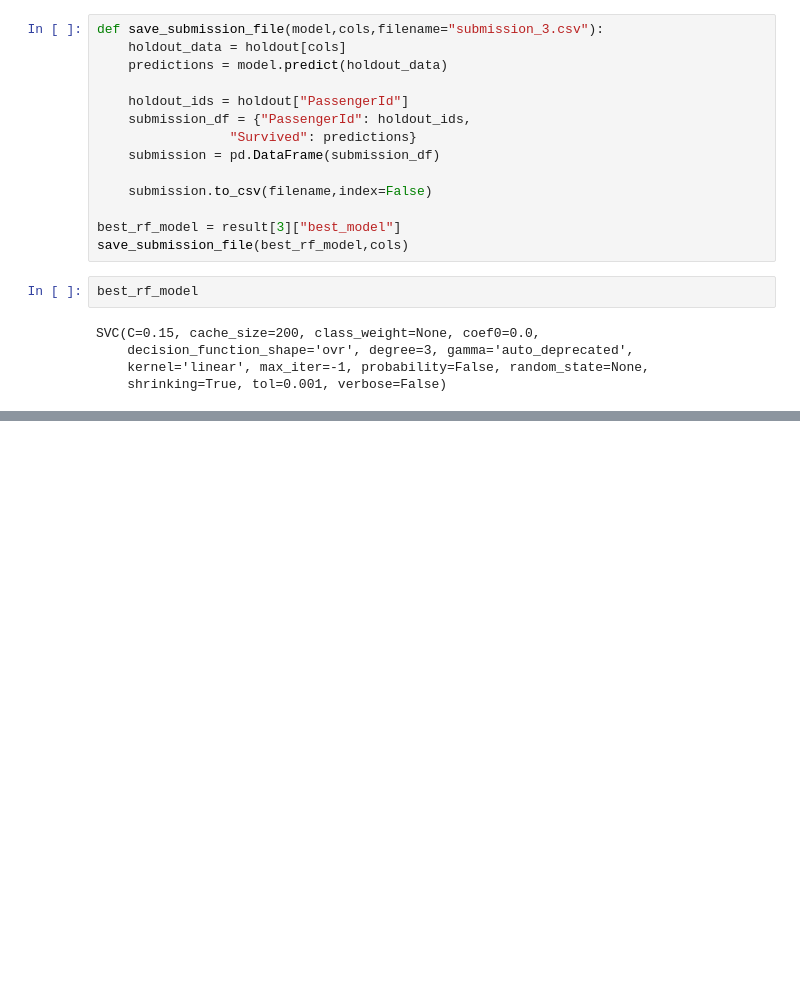
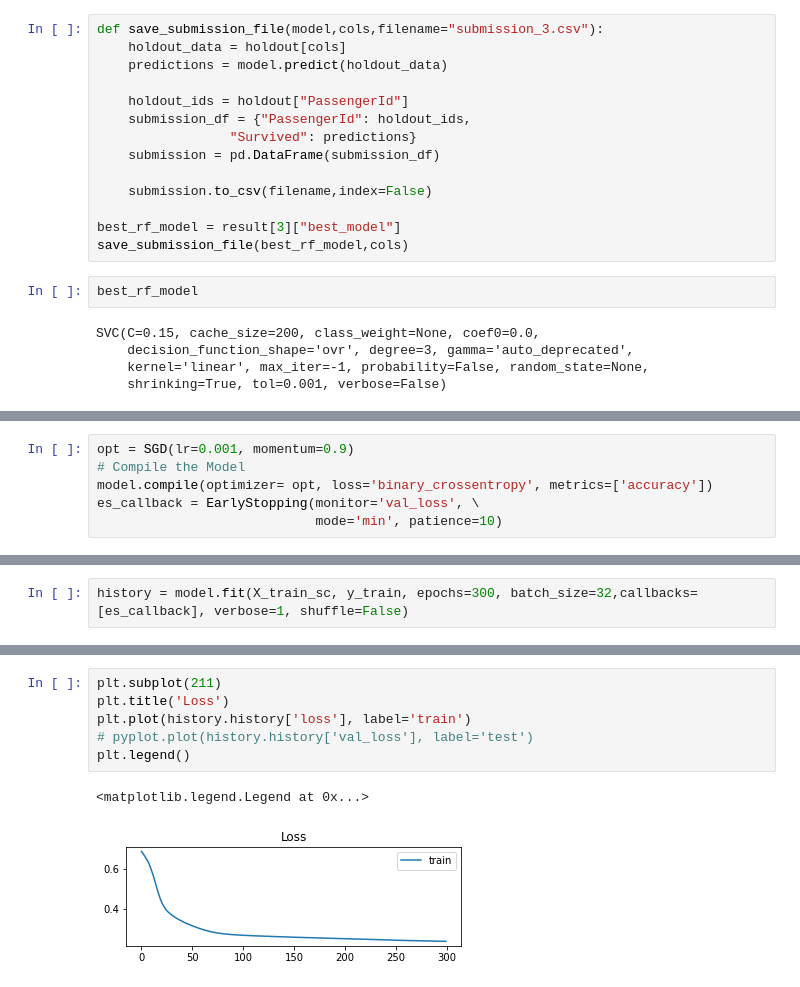
Before and after one commit to ifty500/Kaggle-Workflow-Competition, a Jupyter notebook: Creating a Kaggle Workflow Titanic Dataset/Titanic_Survivor_Prediction_project_new_trial.ipynb, the cells around one changed output, grey strips where cells are left out. Cells and saved outputs as stored; diff of their text form; blank space fills up the shorter version.

```diff
--- a/Creating a Kaggle Workflow Titanic Dataset/Titanic_Survivor_Prediction_project_new_trial.ipynb
+++ b/Creating a Kaggle Workflow Titanic Dataset/Titanic_Survivor_Prediction_project_new_trial.ipynb
@@ -383,0 +704,6 @@ SVC(C=0.15, cache_size=200, class_weight=None, coef0=0.0,
+# %%
+opt = SGD(lr=0.001, momentum=0.9)
+# Compile the Model
+model.compile(optimizer= opt, loss='binary_crossentropy', metrics=['accuracy'])
+es_callback = EarlyStopping(monitor='val_loss', \
+                            mode='min', patience=10)
@@ -383,0 +730,2 @@ SVC(C=0.15, cache_size=200, class_weight=None, coef0=0.0,
+# %%
+history = model.fit(X_train_sc, y_train, epochs=300, batch_size=32,callbacks=[es_callback], verbose=1, shuffle=False)
@@ -383,0 +750,9 @@ SVC(C=0.15, cache_size=200, class_weight=None, coef0=0.0,
+# %%
+plt.subplot(211)
+plt.title('Loss')
+plt.plot(history.history['loss'], label='train')
+# pyplot.plot(history.history['val_loss'], label='test')
+plt.legend()
+# %% [output]
+<matplotlib.legend.Legend at 0x...>
+[figure, added]
```
Also changed, not shown: parts of 38 cells of this notebook, 2 other files.
